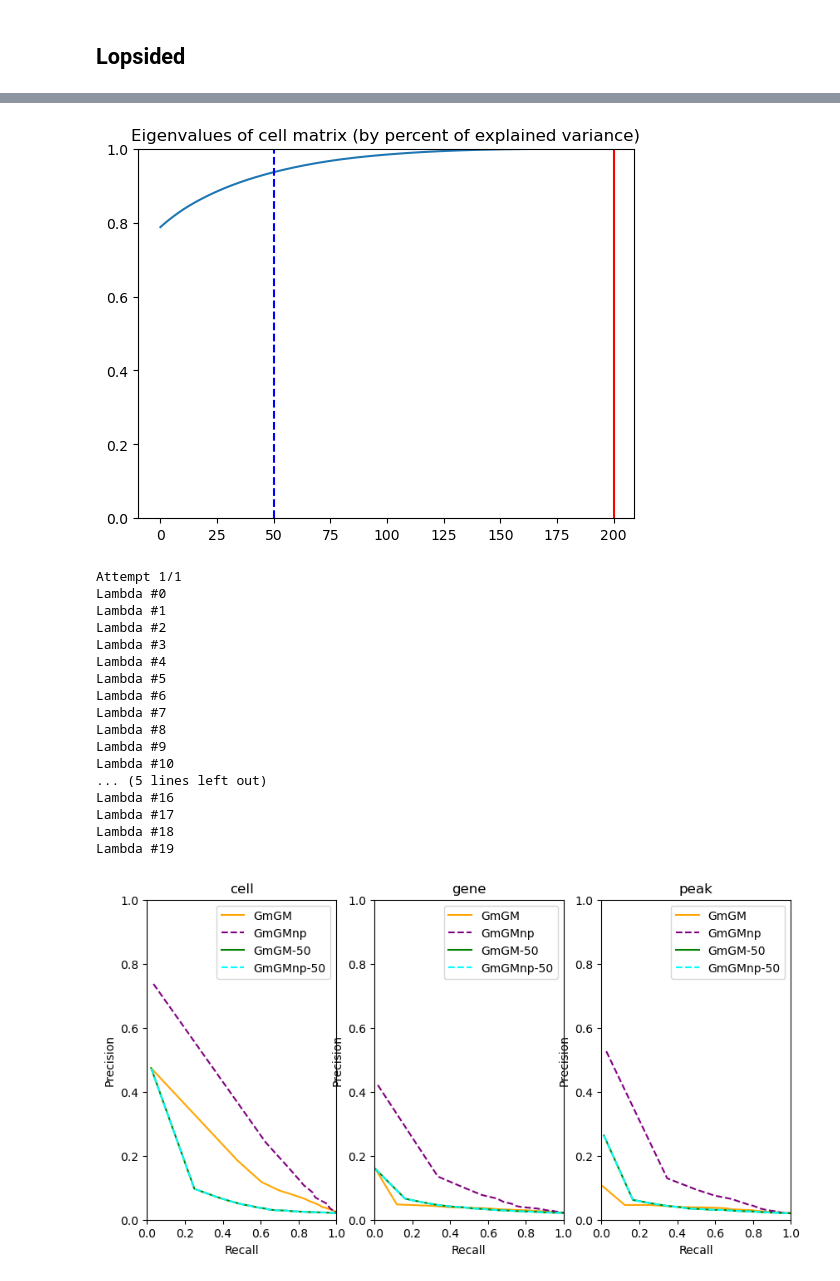
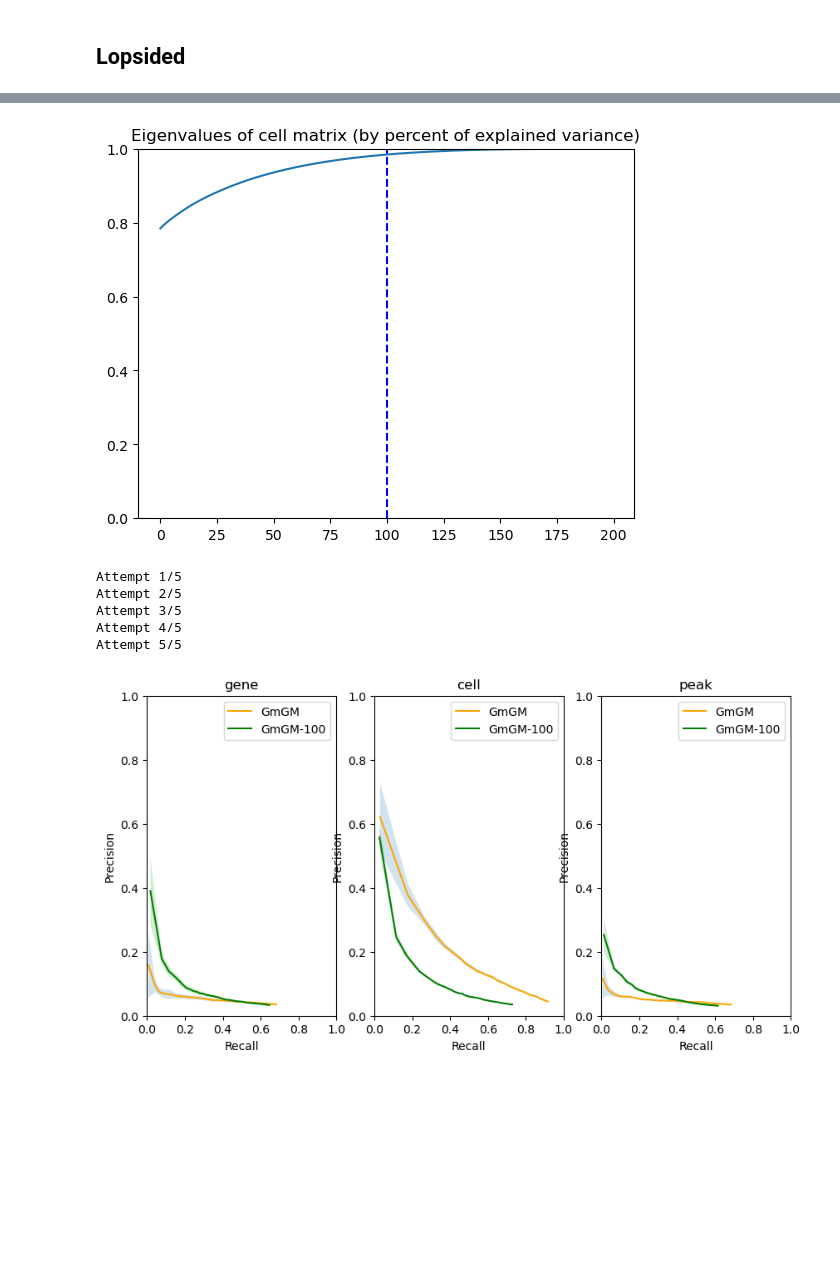
Before and after one commit to BaileyAndrew/GmGM-python, a Jupyter notebook: examples/synthetic_data.ipynb, the cells around one changed output, grey strips where cells are left out. Drawn from its saved outputs; the diff is of its cells as text; code cells hidden in the pictures; blank space fills up the shorter version.

```diff
--- a/examples/synthetic_data.ipynb
+++ b/examples/synthetic_data.ipynb
@@ -2198,14 +2196,16 @@ axis_join=
 >
 # %%
 generator.reroll_Psis()
+
 eigs = np.linalg.eigh(generator.Psis["cell"])[0][::-1]
-eigs[eigs < 1e-12] = 1e-12
+eigs[eigs <= 1e-6] = 0
+#eigs[eigs != 0] = 1/eigs[eigs!=0]
 plt.plot((eigs/eigs.sum()).cumsum())
 plt.ylim(0, 1)
-n_comps = generator.generator["cell"].n_comps
-if n_comps is not None:
-    plt.axvline(n_comps, color="red")
-plt.axvline(50, color="blue", linestyle="--")
+_n_comps = generator.generator["cell"].n_comps
+if _n_comps is not None:
+    plt.axvline(_n_comps, color="red")
+plt.axvline(n_comps, color="blue", linestyle="--")
 plt.title("Eigenvalues of cell matrix (by percent of explained variance)")
 pass
 # %% [output]
@@ -2216,69 +2216,57 @@ eigs = np.linalg.eigh(ds @ ds.T)[0][::-1]
 eigs[eigs < 1e-12] = 1e-12
 plt.plot((eigs/eigs.sum()).cumsum())
 plt.ylim(0, 1)
-n_comps = generator.generator["cell"].n_comps
-if n_comps is not None:
-    plt.axvline(n_comps, color="red")
-plt.axvline(50, color="blue", linestyle="--")
+_n_comps = generator.generator["cell"].n_comps
+if _n_comps is not None:
+    plt.axvline(_n_comps, color="red")
+plt.axvline(n_comps, color="blue", linestyle="--")
 plt.title("Eigenvalues of cell matrix (by percent of explained variance)")
 pass
 # %% [output]
-[figure, old version]
+[figure, new version]
 # %%
 results = measure_prec_recall(
     generator,
     algorithms={
         "GmGM": lambda dataset, lambdas: GmGM(dataset, lambdas, threshold_method="overall"),
-        "GmGMnp": lambda dataset, lambdas: GmGM(dataset, lambdas, threshold_method="overall", use_nonparanormal_skeptic=True),
-        "GmGM-50": lambda dataset, lambdas: GmGM(dataset, lambdas, threshold_method="overall", n_comps=50),
-        "GmGMnp-50": lambda dataset, lambdas: GmGM(dataset, lambdas, threshold_method="overall", use_nonparanormal_skeptic=True, n_comps=50),
+        #"GmGMnp": lambda dataset, lambdas: GmGM(dataset, lambdas, threshold_method="overall", use_nonparanormal_skeptic=True),
+        f"GmGM-{n_comps}": lambda dataset, lambdas: GmGM(dataset, lambdas, threshold_method="overall", n_comps=n_comps),
+        #f"GmGMnp-{n_comps}": lambda dataset, lambdas: GmGM(dataset, lambdas, threshold_method="overall", use_nonparanormal_skeptic=True, n_comps=n_comps),
     },
     Lambdas={
-        "GmGM": np.linspace(0.001, 1, 20),
-        "GmGMnp": np.linspace(0.001, 1, 20),
-        "GmGM-50": np.linspace(0.001, 1, 20),
-        "GmGMnp-50": np.linspace(0.001, 1, 20),
+        "GmGM": np.linspace(0.001, 0.4, 50),
+        "GmGMnp": np.linspace(0.001, 1, 50),
+        f"GmGM-{n_comps}": np.linspace(0.001, 0.4, 50),
+        f"GmGMnp-{n_comps}": np.linspace(0.001, 1, 50),
     },
-    num_attempts=1,
+    num_attempts=5,
     num_samples=1,
-    verbose=2,
+    verbose=1,
 )
 plot_prec_recall(
     results,
     figsize=(10, 5),
     color={
         "GmGM": "orange",
         "GmGMnp": "purple",
-        "GmGM-50": "green",
-        "GmGMnp-50": "cyan",
+        f"GmGM-{n_comps}": "green",
+        f"GmGMnp-{n_comps}": "cyan",
     },
     linestyle={
         "GmGM": "-",
         "GmGMnp": "--",
-        "GmGM-50": "-",
-        "GmGMnp-50": "--",
+        f"GmGM-{n_comps}": "-",
+        f"GmGMnp-{n_comps}": "--",
     }
 )
 pass
 # %% [output]
-Attempt 1/1
-Lambda #0
-Lambda #1
-Lambda #2
-Lambda #3
-Lambda #4
-Lambda #5
-Lambda #6
-Lambda #7
-Lambda #8
-Lambda #9
-Lambda #10
-... (5 lines left out)
-Lambda #16
-Lambda #17
-Lambda #18
-Lambda #19
+Attempt 1/5
+Attempt 2/5
+Attempt 3/5
+Attempt 4/5
+Attempt 5/5
-[figure, old version]
+[figure, new version]
 # %%
 results = measure_prec_recall(
     generator,
```
Also changed, not shown: parts of 25 cells of this notebook, 2 other files.
